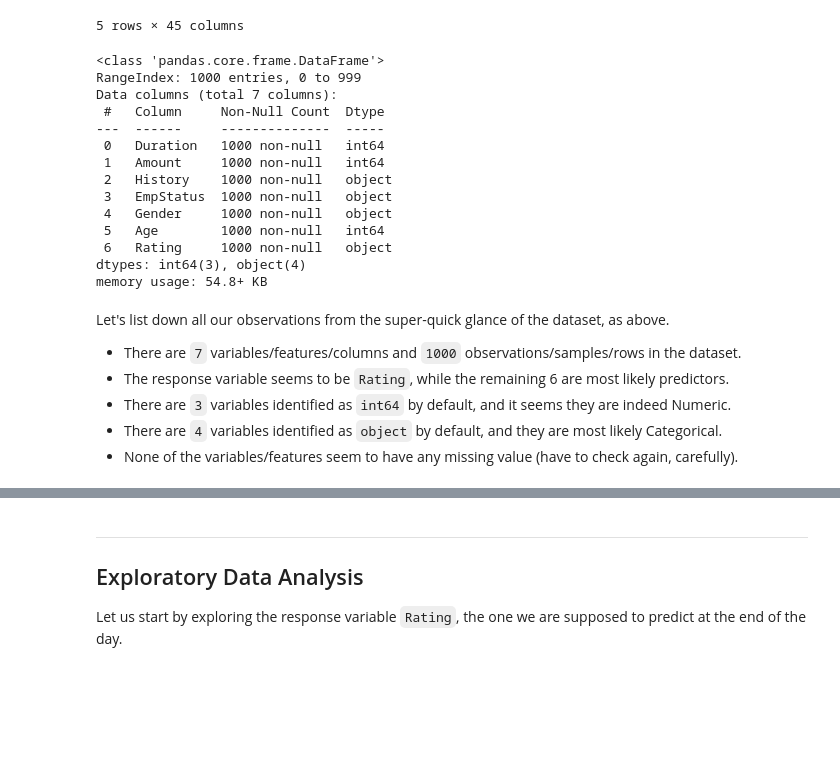
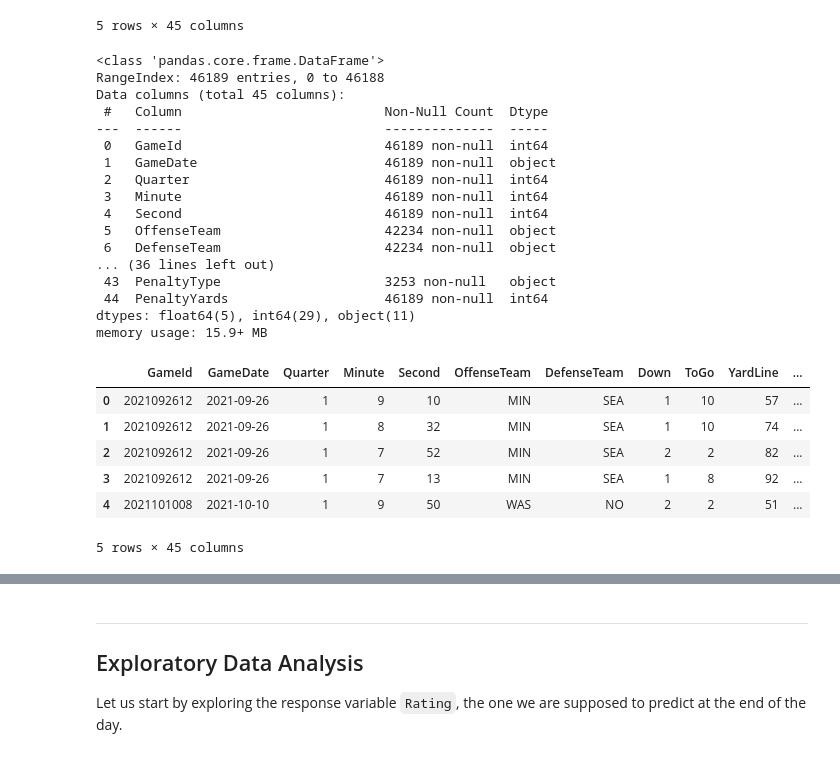
Before and after one commit to jlkz/NTU_SC1015_MiniProject, a Jupyter notebook: Walk-through Notebook.ipynb, the cells around one changed output, grey strips where cells are left out. Drawn from its saved outputs; the diff is of its cells as text; code cells hidden in the pictures; blank space fills up the shorter version.

```diff
--- a/Walk-through Notebook.ipynb
+++ b/Walk-through Notebook.ipynb
@@ -43,26 +24,33 @@ yr2020_data.head()
 | 4 | 2020122500 | 2020-12-25 | 3 | 1 | 6 | MIN | NO | 1 | 1 | 99 | ... |
 5 rows × 45 columns
 # %%
-creditData.info()
+yr2020_data.info()
 # %% [output]
 <class 'pandas.core.frame.DataFrame'>
-RangeIndex: 1000 entries, 0 to 999
-Data columns (total 7 columns):
- #   Column     Non-Null Count  Dtype
----  ------     --------------  -----
- 0   Duration   1000 non-null   int64
- 1   Amount     1000 non-null   int64
- 2   History    1000 non-null   object
- 3   EmpStatus  1000 non-null   object
- 4   Gender     1000 non-null   object
- 5   Age        1000 non-null   int64
- 6   Rating     1000 non-null   object
-dtypes: int64(3), object(4)
-memory usage: 54.8+ KB
+RangeIndex: 46189 entries, 0 to 46188
+Data columns (total 45 columns):
+ #   Column                          Non-Null Count  Dtype
+---  ------                          --------------  -----
+ 0   GameId                          46189 non-null  int64
+ 1   GameDate                        46189 non-null  object
+ 2   Quarter                         46189 non-null  int64
+ 3   Minute                          46189 non-null  int64
+ 4   Second                          46189 non-null  int64
+ 5   OffenseTeam                     42234 non-null  object
+ 6   DefenseTeam                     42234 non-null  object
+... (36 lines left out)
+ 43  PenaltyType                     3253 non-null   object
+ 44  PenaltyYards                    46189 non-null  int64
+dtypes: float64(5), int64(29), object(11)
+memory usage: 15.9+ MB
-# %% [markdown]
-Let's list down all our observations from the super-quick glance of the dataset, as above.
-* There are `7` variables/features/columns and `1000` observations/samples/rows in the dataset.
-* The response variable seems to be `Rating`, while the remaining 6 are most likely predictors.
-* There are `3` variables identified as `int64` by default, and it seems they are indeed Numeric.
-* There are `4` variables identified as `object` by default, and they are most likely Categorical.
-* None of the variables/features seem to have any missing value (have to check again, carefully).
+# %%
+yr2021_data = pd.read_csv('pbp-2021.csv')
+yr2021_data.head()
+# %% [output]
+|  | GameId | GameDate | Quarter | Minute | Second | OffenseTeam | DefenseTeam | Down | ToGo | YardLine | ... |
+| 0 | 2021092612 | 2021-09-26 | 1 | 9 | 10 | MIN | SEA | 1 | 10 | 57 | ... |
+| 1 | 2021092612 | 2021-09-26 | 1 | 8 | 32 | MIN | SEA | 1 | 10 | 74 | ... |
+| 2 | 2021092612 | 2021-09-26 | 1 | 7 | 52 | MIN | SEA | 2 | 2 | 82 | ... |
+| 3 | 2021092612 | 2021-09-26 | 1 | 7 | 13 | MIN | SEA | 1 | 8 | 92 | ... |
+| 4 | 2021101008 | 2021-10-10 | 1 | 9 | 50 | WAS | NO | 2 | 2 | 51 | ... |
+5 rows × 45 columns
```
Also changed, not shown: parts of 17 cells of this notebook.
